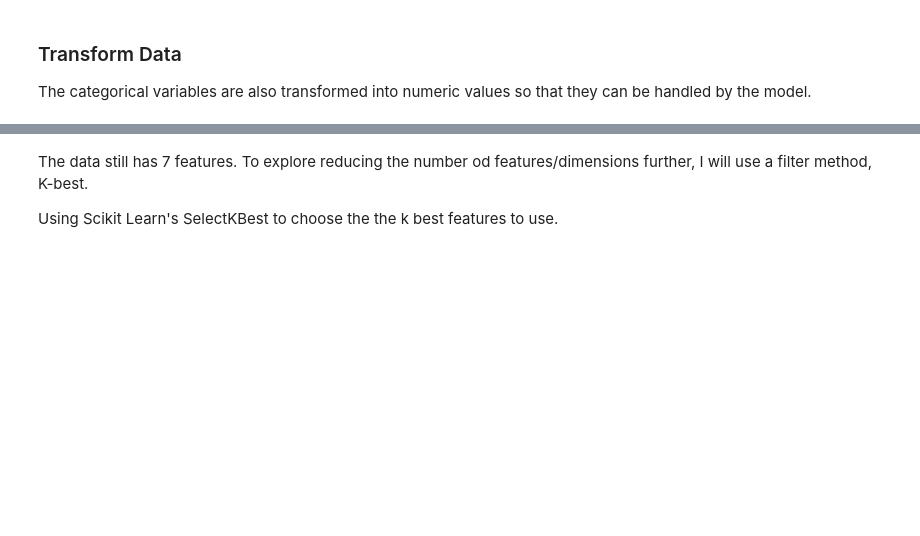
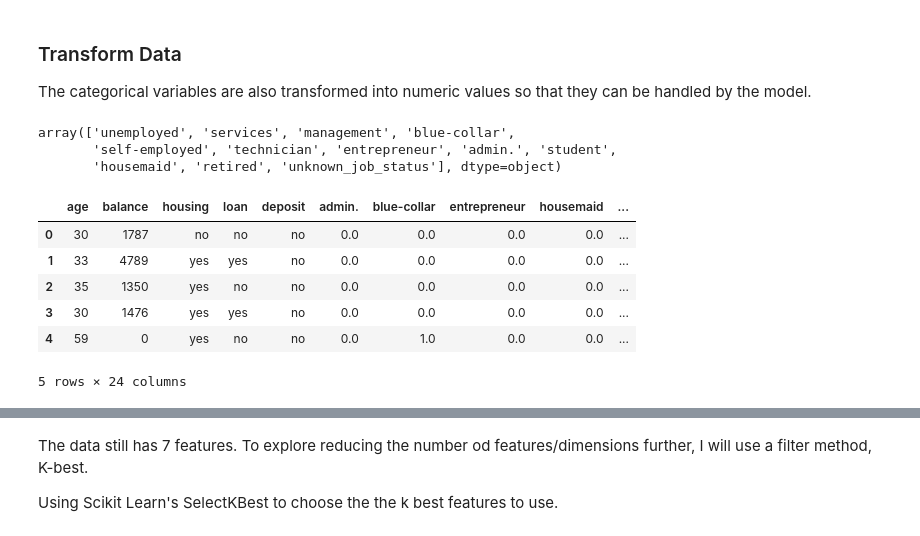
Before and after one commit to will-j-c/freelancer_college_data_analysis, a Jupyter notebook: answers.ipynb, the cells around one changed output, grey strips where cells are left out. Saved outputs shown, nothing was run; the diff lists cells and outputs as text; code cells hidden in the pictures; blank space fills up the shorter version.

```diff
--- a/answers.ipynb
+++ b/answers.ipynb
@@ -116,4 +116,28 @@ dtype: int64
 ### Transform Data
 
 The categorical variables are also transformed into numeric values so that they can be handled by the model.
+# %%
+df['education'].loc[df['education'] == 'unknown'] = 'unknown_education_status'
+df['job'].loc[df['job'] == 'unknown'] = 'unknown_job_status'
+df['job'].unique()
+# %% [output]
+array(['unemployed', 'services', 'management', 'blue-collar',
+       'self-employed', 'technician', 'entrepreneur', 'admin.', 'student',
+       'housemaid', 'retired', 'unknown_job_status'], dtype=object)
+# %%
+encoder = OneHotEncoder()
+output = encoder.fit(df.drop(['deposit', 'age', 'balance', 'loan', 'housing'], axis=1))
+output = encoder.transform(df.drop(['deposit', 'age', 'balance', 'loan', 'housing'], axis=1)).toarray()
+col_names = np.concatenate(encoder.categories_)
+df[col_names] = output
+df.drop(['marital', 'job', 'education'], axis=1, inplace=True)
+df.head()
+# %% [output]
+|  | age | balance | housing | loan | deposit | admin. | blue-collar | entrepreneur | housemaid | ... |
+| 0 | 30 | 1787 | no | no | no | 0.0 | 0.0 | 0.0 | 0.0 | ... |
+| 1 | 33 | 4789 | yes | yes | no | 0.0 | 0.0 | 0.0 | 0.0 | ... |
+| 2 | 35 | 1350 | yes | no | no | 0.0 | 0.0 | 0.0 | 0.0 | ... |
+| 3 | 30 | 1476 | yes | yes | no | 0.0 | 0.0 | 0.0 | 0.0 | ... |
+| 4 | 59 | 0 | yes | no | no | 0.0 | 1.0 | 0.0 | 0.0 | ... |
+5 rows × 24 columns
 # %%
```
Also changed, not shown: parts of 12 cells of this notebook.
